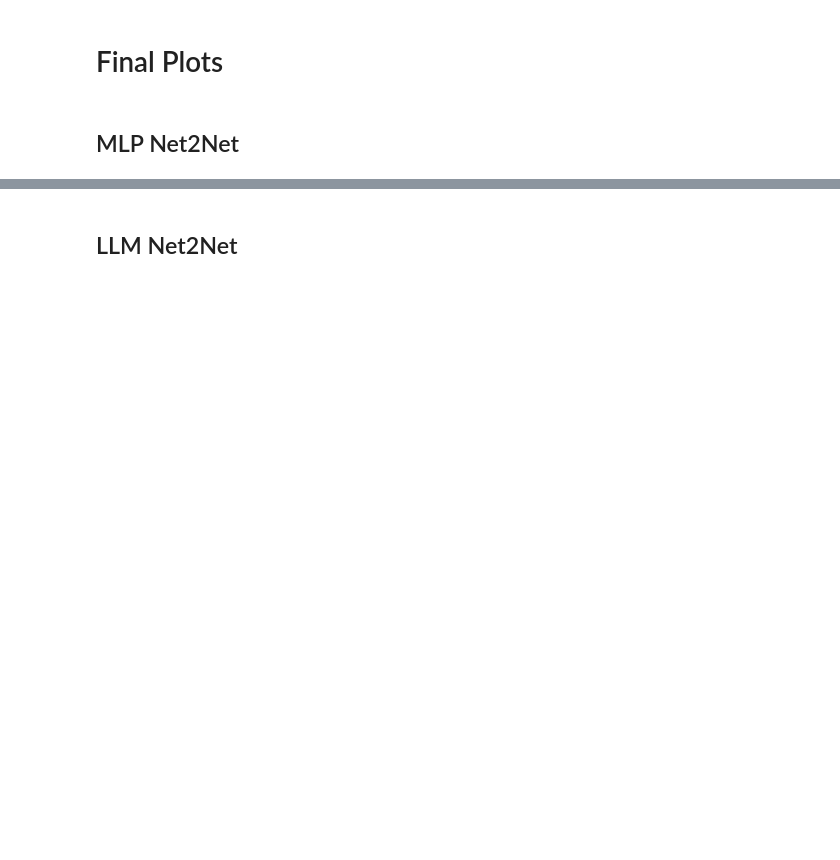
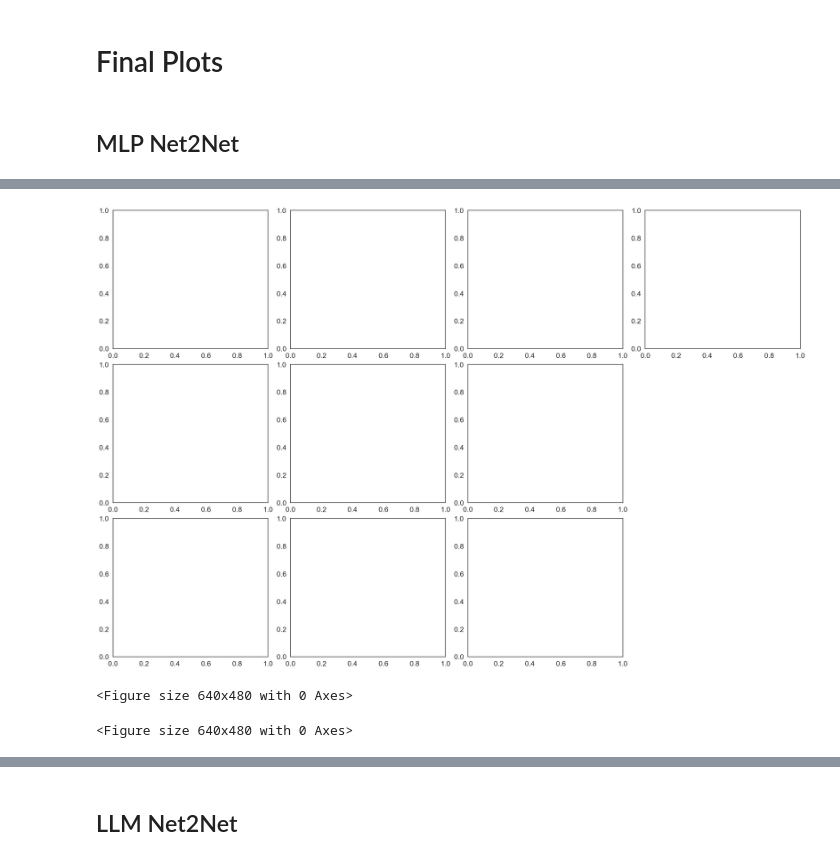
Before and after one commit to Neeratyoy/EffingScaling, a Jupyter notebook: playground/neurips_isoflops.ipynb, the cells around one changed output, grey strips where cells are left out. Cells and saved outputs as stored; diff of their text form; code cells hidden in the pictures; blank space fills up the shorter version.

```diff
--- a/playground/neurips_isoflops.ipynb
+++ b/playground/neurips_isoflops.ipynb
@@ -612,3 +580,16 @@ mlp_df
+# %%
+import seaborn as sns
+sns.set_style("white")
+sns.set_context("notebook", font_scale=1.5)
+
+num_models = 4
+num_tokens = 3
+fig, axes_multi = plt.subplots(num_tokens, num_models, figsize=(SHARED_WIDTH * num_models, num_tokens * SHARED_HEIGHT), layout='constrained')
+
+axes_multi[1, 3].set_axis_off()
+axes_multi[2, 3].set_axis_off()
+# %% [output]
+[figure, added]
 # %%
 TKPM = 20.
 MIN_FLOPS_SCALE_FACTOR = 6
@@ -620,9 +601,8 @@ METHOD = "net2net"
 mlp_selection_df = mlp_df[mlp_df['tkpm_group']==TKPM]
 mlp_selection_df = mlp_selection_df[mlp_selection_df['scaling']==SCALING]
 
-target_models = sorted(mlp_selection_df['target_N'].unique())[5:]# [-3:-1]
-fig, axes = plt.subplots(len(target_models), 1, figsize=(SHARED_WIDTH, SHARED_HEIGHT * len(target_models)), layout='constrained')
-axes = np.atleast_1d(axes)
+target_models = sorted(mlp_selection_df['target_N'].unique())[3:]# [-3:-1]
+axes = np.atleast_1d(axes_multi[0])
 for i, target_model in enumerate(target_models):
     target_model_df = mlp_selection_df[mlp_selection_df['target_N']==target_model]
     no_growth_df = target_model_df[target_model_df['method']=='scratch']
@@ -649,16 +629,58 @@ for i, target_model in enumerate(target_models):
         flops_df[growth_factor] = get_loss_at_flops_mlp(growth_df, flop_intervals)
         # select only the shrink factor we want
     # axes[i].set_title(f"Target N: {(target_model/1_000_000):3.1f}M")
-    axes[i].set_title(f"Width {target_model}, {TKPM} tkpm")
+    axes[i].set_title(f"Width {target_model} | {TKPM} tkpm")
     plot_isoflops(
         axes[i],
         flops_df,
         disable_y_label=False,
     )
-
-# add figure wide xlabel
-fig.suptitle(f"{METHOD} - MLP")
-fig.supxlabel(" ")
-fig.supylabel(" ")
-plt.show()
-fig.savefig(f"figures/neurips_main_{METHOD}_{TKPM}-tkpm_isoflops_mlp.pdf")
+# %% [output]
+<Figure size 640x480 with 0 Axes>
+# %%
+TKPM = 35.
+MIN_FLOPS_SCALE_FACTOR = 6
+NUM_FLOP_INTERVALS = 8
+SCALING = "width"
+METHOD = "net2net"
+
+
+mlp_selection_df = mlp_df[mlp_df['tkpm_group']==TKPM]
+mlp_selection_df = mlp_selection_df[mlp_selection_df['scaling']==SCALING]
+
+target_models = sorted(mlp_selection_df['target_N'].unique())[3:]# [-3:-1]
+axes = np.atleast_1d(axes_multi[1])
+for i, target_model in enumerate(target_models):
+    target_model_df = mlp_selection_df[mlp_selection_df['target_N']==target_model]
+    no_growth_df = target_model_df[target_model_df['method']=='scratch']
+
+    # calculate flop intervals
+    max_flops = no_growth_df['max_flops'].max()
+    min_flops = max_flops / MIN_FLOPS_SCALE_FACTOR
+    flop_intervals = np.linspace(min_flops, max_flops, NUM_FLOP_INTERVALS)
+    flops_df = pd.DataFrame()
+
+    # add growth factor == 1
+    flops_df[1.] = get_loss_at_flops_mlp(no_growth_df, flop_intervals)
+
+    # add growth factor > 1
+    shrink_target_model_df = target_model_df[target_model_df['method'] == METHOD]
+    # check if it is in a shrink list
+
+    base_models = sorted(shrink_target_model_df['base_N'].unique(), reverse=True)
+    for base_model in base_models:
+        base_model_df = shrink_target_model_df[shrink_target_model_df['base_N']==base_model]
+
+        growth_factor = target_model / base_model
+        growth_df = base_model_df[base_model_df['target_N']==target_model]
+        flops_df[growth_factor] = get_loss_at_flops_mlp(growth_df, flop_intervals)
+        # select only the shrink factor we want
+    # axes[i].set_title(f"Target N: {(target_model/1_000_000):3.1f}M")
+    axes[i].set_title(f"Width {target_model} | {TKPM} tkpm")
+    plot_isoflops(
+        axes[i],
+        flops_df,
+        disable_y_label=False,
+    )
+# %% [output]
+<Figure size 640x480 with 0 Axes>
```
Also changed, not shown: parts of 22 cells of this notebook, 2 other files.
